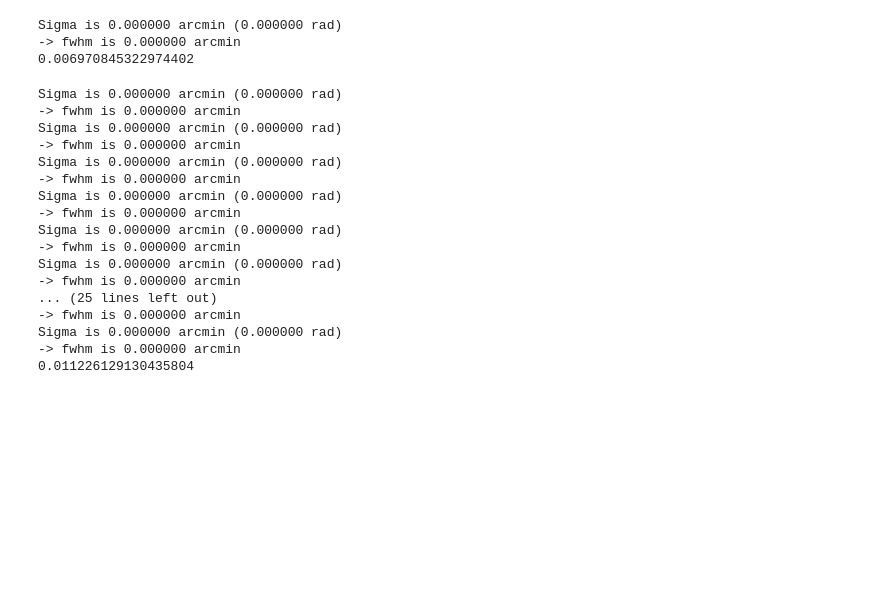
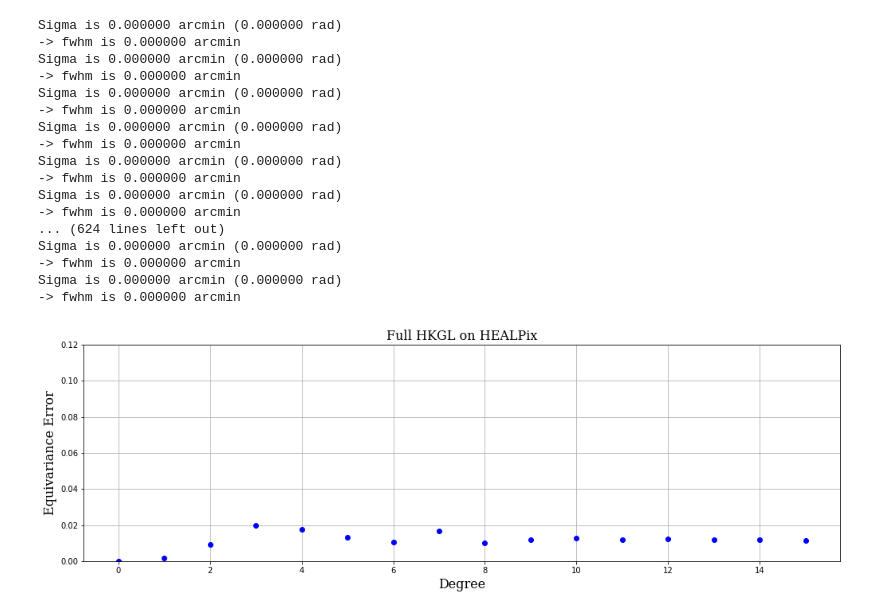
Before and after one commit to MartMilani/PDM, a Jupyter notebook: codes/06.Equivariance_error/HEALPix_equivariance_error.ipynb, the cells around one changed output. Drawn from its saved outputs; the diff is of its cells as text; code cells hidden in the pictures; blank space fills up the shorter version.

Commit message:
plots by degree

```diff
--- a/codes/06.Equivariance_error/HEALPix_equivariance_error.ipynb
+++ b/codes/06.Equivariance_error/HEALPix_equivariance_error.ipynb
@@ -120,6 +120,8 @@ def rotate_map(hmap, rot_theta, rot_phi):
 
     return rot_map
 # %%
+lmax = 16
+
 def _equivariance_error(hmap, max_iter, _filter, plot=False):
     """Calculates the equivariance error on one signal  only
     as average of max_iter random rotations"""
@@ -140,15 +142,18 @@ def _equivariance_error(hmap, max_iter, _filter, plot=False):
     return np.mean(norm)/initial_norm
 
 
-def equivariance_error(max_iter, _filter, plot=False):
+def equivariance_error(max_iter, _filter, plot=False, degree=None):
     """Calculates the equivariance error on max_iter signals
     with the same power spectrum as average of N random rotations each"""
     N = 5
-    lmax = 4
     norm = np.zeros(max_iter)
     np.random.seed(seed=1994)
     for i in range(max_iter):
         alm = np.random.uniform(size=lmax*(2*lmax+1))
+        if degree is not None:
+            assert degree < lmax
+            alm = np.zeros(lmax*(2*lmax+1))
+            alm[degree**2:(degree+1)**2] = np.random.uniform(size=2*degree+1)
         alm = np.asarray(alm, dtype='complex')
         hmap = hp.sphtfunc.alm2map(alm, nside=nside)
         if plot:
@@ -156,6 +161,8 @@ def equivariance_error(max_iter, _filter, plot=False):
         norm[i] = _equivariance_error(hmap, N, _filter, plot)
     return np.mean(norm)
 # %%
+plt.rcParams['figure.figsize'] = (17, 5)
+
 nside = 8
 
 sphere = FullHEALPix(nside)
@@ -168,12 +175,42 @@ HKGL_filter = eig_vectors@np.diag(np.exp(-eig_values_normalized))@eig_vectors_IN
 
 def diffuse_HKGL(x):
     return HKGL_filter@x
-# %%
-print(equivariance_error(1, diffuse_HKGL, plot=True))
-# %% [output]
-Sigma is 0.000000 arcmin (0.000000 rad)
--> fwhm is 0.000000 arcmin
-0.006970845322974402
+# %%
+font = {'family': 'serif',
+        'color':  'black',
+        'weight': 'normal',
+        'size': 16,
+        }
+
+equiv_error = np.zeros(lmax)
+for degree in range(lmax):
+    equiv_error[degree] = equivariance_error(20, diffuse_HKGL, plot=False, degree=degree)
+plt.plot(equiv_error, 'bo')
+plt.xlabel('Degree', fontdict=font)
+plt.ylabel('Equivariance Error', fontdict=font)
+plt.title('Full HKGL on HEALPix', fontdict=font)
+plt.ylim((0,0.12))
+plt.grid()
+plt.savefig('Full HKGL on HEALPix')
+# %% [output]
+Sigma is 0.000000 arcmin (0.000000 rad)
+-> fwhm is 0.000000 arcmin
+Sigma is 0.000000 arcmin (0.000000 rad)
+-> fwhm is 0.000000 arcmin
+Sigma is 0.000000 arcmin (0.000000 rad)
+-> fwhm is 0.000000 arcmin
+Sigma is 0.000000 arcmin (0.000000 rad)
+-> fwhm is 0.000000 arcmin
+Sigma is 0.000000 arcmin (0.000000 rad)
+-> fwhm is 0.000000 arcmin
+Sigma is 0.000000 arcmin (0.000000 rad)
+-> fwhm is 0.000000 arcmin
+... (624 lines left out)
+Sigma is 0.000000 arcmin (0.000000 rad)
+-> fwhm is 0.000000 arcmin
+Sigma is 0.000000 arcmin (0.000000 rad)
+-> fwhm is 0.000000 arcmin
+[figure, added]
 # %%
 import pygsp as pg
 
@@ -218,23 +255,3 @@ HKGL_filter = eig_vectors@np.diag(np.exp(-eig_values_normalized))@eig_vectors_IN
 
 def diffuse_HKGL(x):
     return HKGL_filter@x
-# %%
-print(equivariance_error(20, diffuse_HKGL, plot=False))
-# %% [output]
-Sigma is 0.000000 arcmin (0.000000 rad)
--> fwhm is 0.000000 arcmin
-Sigma is 0.000000 arcmin (0.000000 rad)
--> fwhm is 0.000000 arcmin
-Sigma is 0.000000 arcmin (0.000000 rad)
--> fwhm is 0.000000 arcmin
-Sigma is 0.000000 arcmin (0.000000 rad)
--> fwhm is 0.000000 arcmin
-Sigma is 0.000000 arcmin (0.000000 rad)
--> fwhm is 0.000000 arcmin
-Sigma is 0.000000 arcmin (0.000000 rad)
--> fwhm is 0.000000 arcmin
-... (25 lines left out)
--> fwhm is 0.000000 arcmin
-Sigma is 0.000000 arcmin (0.000000 rad)
--> fwhm is 0.000000 arcmin
-0.011226129130435804
```
Also changed, not shown: parts of 5 cells of this notebook, 10 other files.
